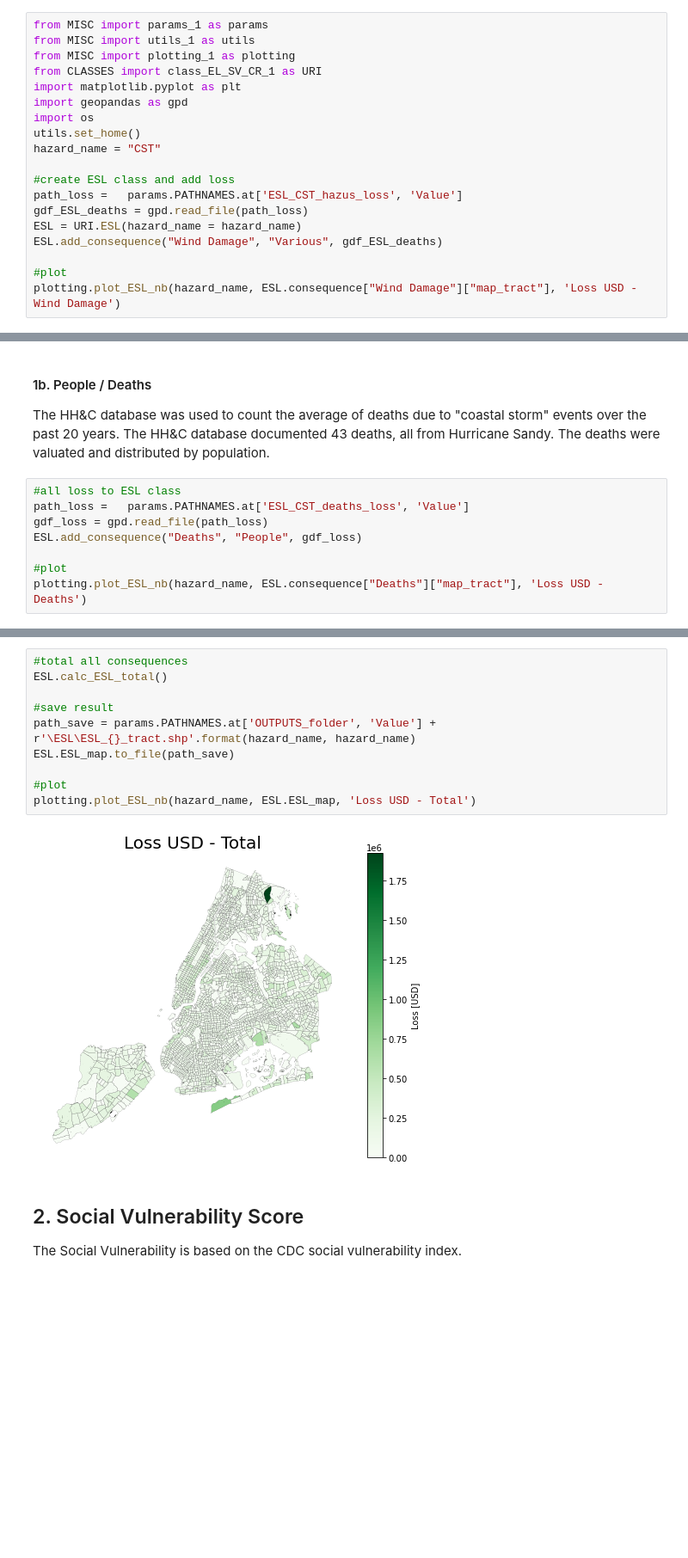
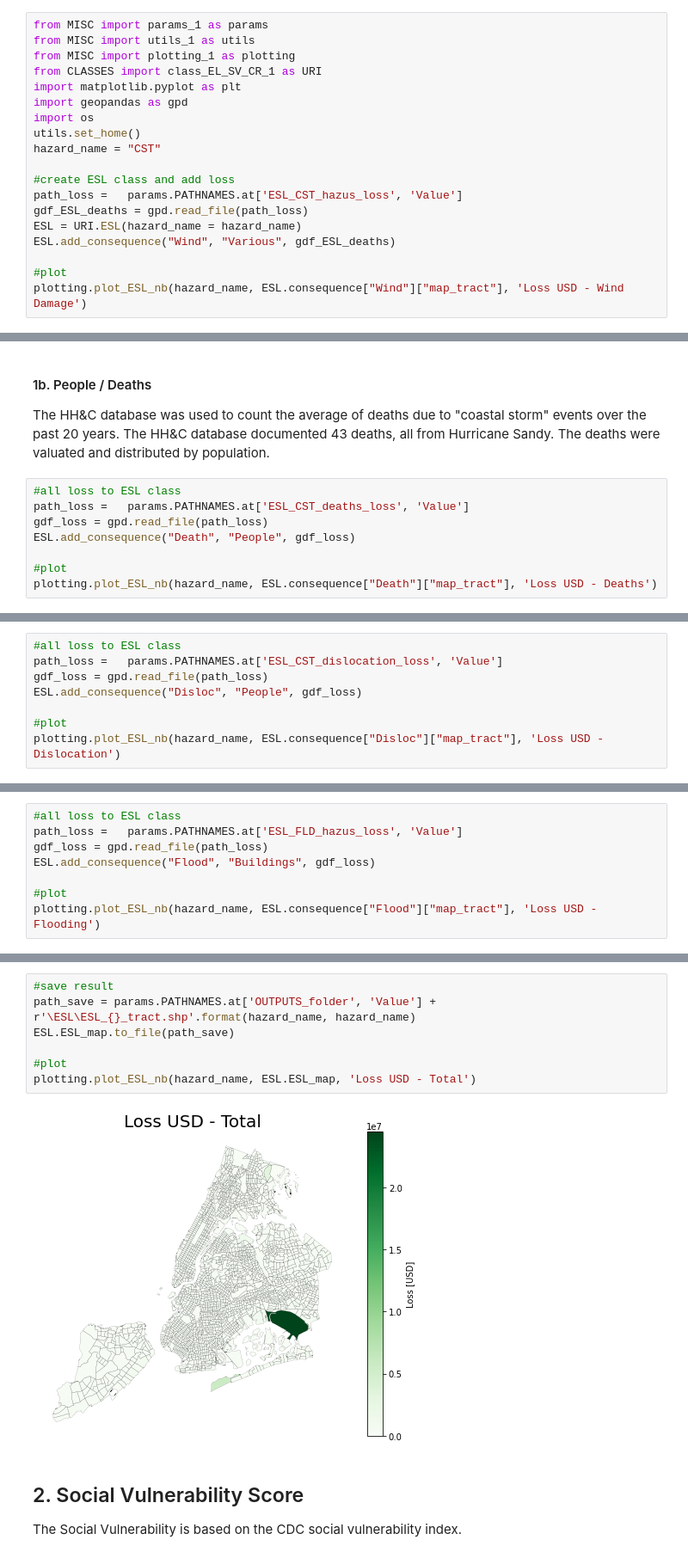
Before and after one commit to NYCEM-GIS/urban-risk-index, a Jupyter notebook: NOTEBOOKS/CALC_URI_CST_1.ipynb, the cells around one changed output, grey strips where cells are left out. Shown at 86% size. Saved outputs shown, nothing was run; the diff lists cells and outputs as text; blank space fills up the shorter version.

```diff
--- a/NOTEBOOKS/CALC_URI_CST_1.ipynb
+++ b/NOTEBOOKS/CALC_URI_CST_1.ipynb
@@ -25,8 +27,8 @@ hazard_name = "CST"
 path_loss =   params.PATHNAMES.at['ESL_CST_hazus_loss', 'Value']
 gdf_ESL_deaths = gpd.read_file(path_loss)
 ESL = URI.ESL(hazard_name = hazard_name)
-ESL.add_consequence("Wind Damage", "Various", gdf_ESL_deaths)
+ESL.add_consequence("Wind", "Various", gdf_ESL_deaths)
 
 #plot
-plotting.plot_ESL_nb(hazard_name, ESL.consequence["Wind Damage"]["map_tract"], 'Loss USD - Wind Damage')
+plotting.plot_ESL_nb(hazard_name, ESL.consequence["Wind"]["map_tract"], 'Loss USD - Wind Damage')
 # %% [output]
@@ -40,8 +42,8 @@ deaths were valuated and distributed by population.
 #all loss to ESL class
 path_loss =   params.PATHNAMES.at['ESL_CST_deaths_loss', 'Value']
 gdf_loss = gpd.read_file(path_loss)
-ESL.add_consequence("Deaths", "People", gdf_loss)
+ESL.add_consequence("Death", "People", gdf_loss)
 
 #plot
-plotting.plot_ESL_nb(hazard_name, ESL.consequence["Deaths"]["map_tract"], 'Loss USD - Deaths')
+plotting.plot_ESL_nb(hazard_name, ESL.consequence["Death"]["map_tract"], 'Loss USD - Deaths')
 # %% [output]
@@ -48,0 +56,8 @@ plotting.plot_ESL_nb(hazard_name, ESL.consequence["Deaths"]["map_tract"], 'Loss
+# %%
+#all loss to ESL class
+path_loss =   params.PATHNAMES.at['ESL_CST_dislocation_loss', 'Value']
+gdf_loss = gpd.read_file(path_loss)
+ESL.add_consequence("Disloc", "People", gdf_loss)
+
+#plot
+plotting.plot_ESL_nb(hazard_name, ESL.consequence["Disloc"]["map_tract"], 'Loss USD - Dislocation')
@@ -48,0 +69,8 @@ plotting.plot_ESL_nb(hazard_name, ESL.consequence["Deaths"]["map_tract"], 'Loss
+# %%
+#all loss to ESL class
+path_loss =   params.PATHNAMES.at['ESL_FLD_hazus_loss', 'Value']
+gdf_loss = gpd.read_file(path_loss)
+ESL.add_consequence("Flood", "Buildings", gdf_loss)
+
+#plot
+plotting.plot_ESL_nb(hazard_name, ESL.consequence["Flood"]["map_tract"], 'Loss USD - Flooding')
@@ -51,16 +81,13 @@ plotting.plot_ESL_nb(hazard_name, ESL.consequence["Deaths"]["map_tract"], 'Loss
 The total expected losses are the sum of losses from each individual consequence.
 # %%
-#total all consequences
-ESL.calc_ESL_total()
-
 #save result
 path_save = params.PATHNAMES.at['OUTPUTS_folder', 'Value'] + r'\ESL\ESL_{}_tract.shp'.format(hazard_name, hazard_name)
 ESL.ESL_map.to_file(path_save)
 
 #plot
 plotting.plot_ESL_nb(hazard_name, ESL.ESL_map, 'Loss USD - Total')
 # %% [output]
-[figure, old version]
+[figure, new version]
 # %% [markdown]
 ## 2. Social Vulnerability Score
 The Social Vulnerability is based on the CDC social vulnerability index.
```
Also changed, not shown: parts of 13 cells of this notebook, 19 other files.
